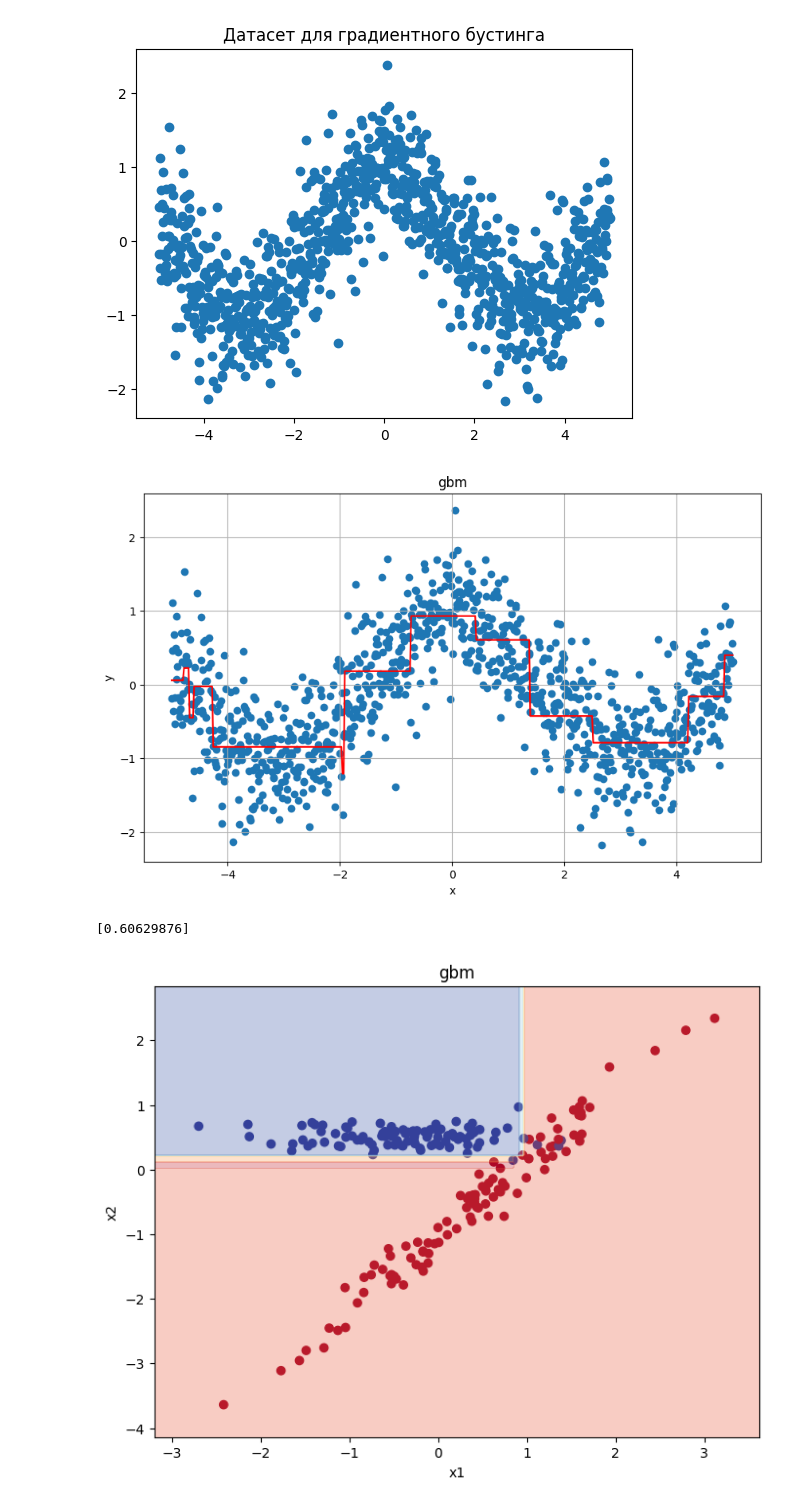
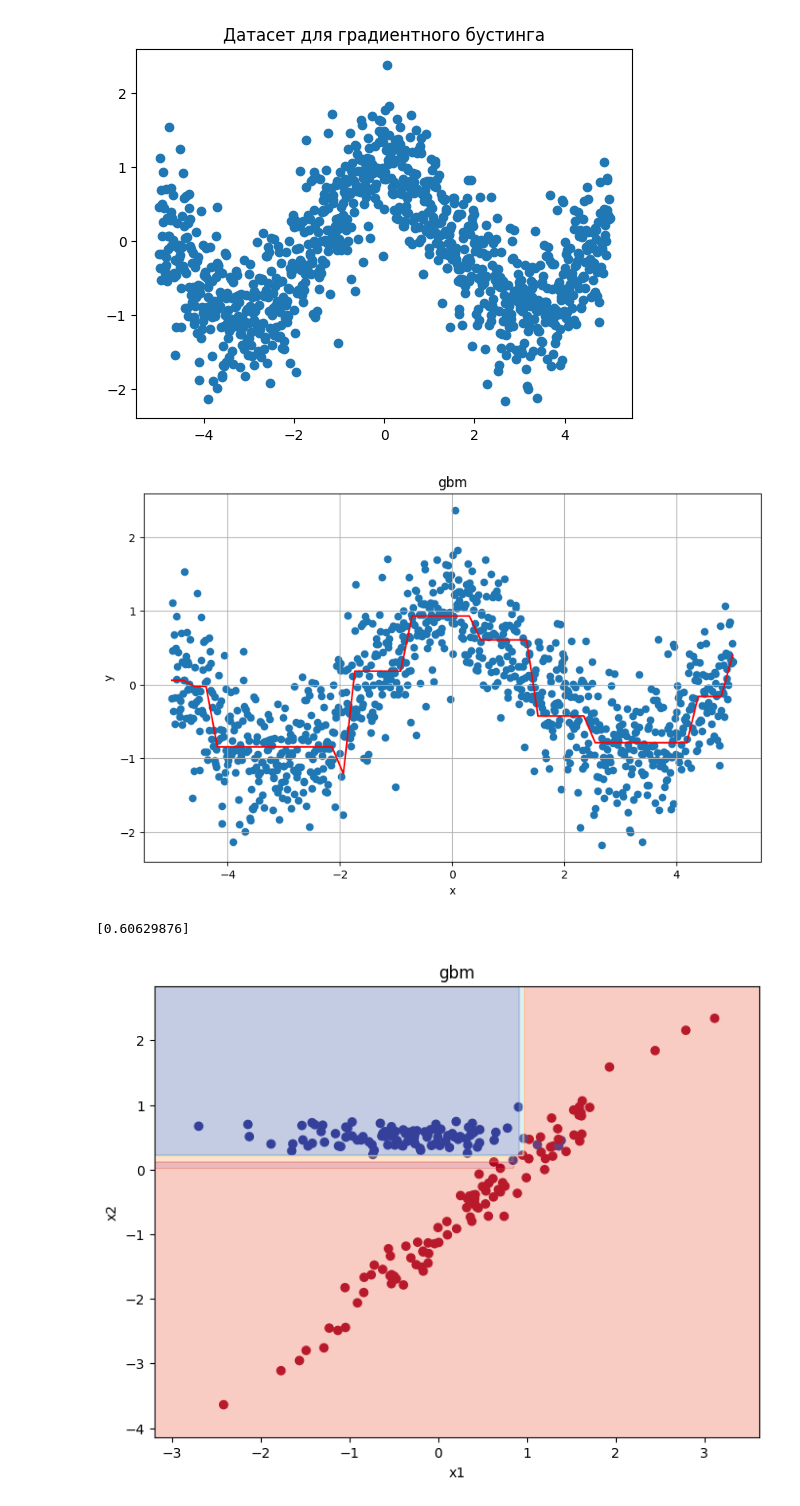
Before and after one commit to bleeeana/ml_methods, a Jupyter notebook: methods.ipynb, the cells around one changed output. Drawn from its saved outputs; the diff is of its cells as text; code cells hidden in the pictures.

```diff
--- a/methods.ipynb
+++ b/methods.ipynb
@@ -994,7 +993,7 @@ class GradientBoostingMethod:
             y = self.dataset[y_label].to_numpy().ravel()
 
             x_min, x_max = x.min(), x.max()
-            x_plot = np.linspace(x_min, x_max, 500).reshape(-1, 1)
+            x_plot = np.linspace(x_min, x_max, 50).reshape(-1, 1)
 
             y_pred = self.predict(x_plot)
 
@@ -1011,34 +1010,34 @@ class GradientBoostingMethod:
             y = self.dataset[y_label].to_numpy()
 
             x_min, x_max = x[:, 0].min() - 0.5, x[:, 0].max() + 0.5
             y_min, y_max = x[:, 1].min() - 0.5, x[:, 1].max() + 0.5
 
             xx, yy = np.meshgrid(
                 np.linspace(x_min, x_max, 300),
                 np.linspace(y_min, y_max, 300)
             )
 
             grid_points = np.c_[xx.ravel(), yy.ravel()]
 
             predictions = np.array([self.predict(point.reshape(1, -1)) for point in grid_points])
             predictions = predictions.reshape(xx.shape)
 
             plt.figure(figsize=(8, 6))
             plt.scatter(X_linear[:, 0], X_linear[:, 1], c=y_linear, cmap='RdYlBu')
             plt.title('gbm')
             plt.contourf(xx, yy, predictions, alpha=0.3, cmap='RdYlBu')
             plt.xlabel(x_label[0])
             plt.ylabel(x_label[1])
             plt.show()
 
 
 model = GradientBoostingMethod(boosting_dataset, 'MSE', 4, SolvingTreeModel, learning_rate=1, max_depth = 2, min_samples = 2, use_loss = 2)
 model.fit(["x"], ["y"])
 
 model.plot(['x'], ['y'])
 print(model.predict(np.array([1.0])))
 # %% [output]
-[figure, old version]
+[figure, new version]
 [0.60629876]
 # %%
 x_label = ["x1", "x2"]
```
Also changed, not shown: parts of 4 cells of this notebook, 1 other file.
